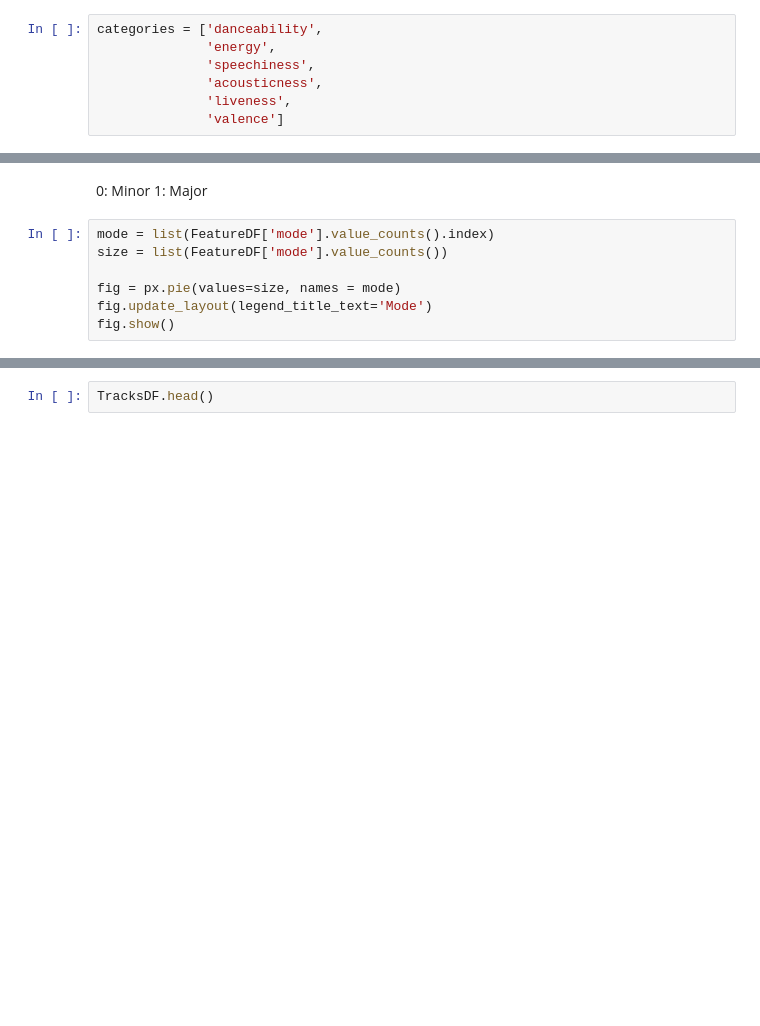
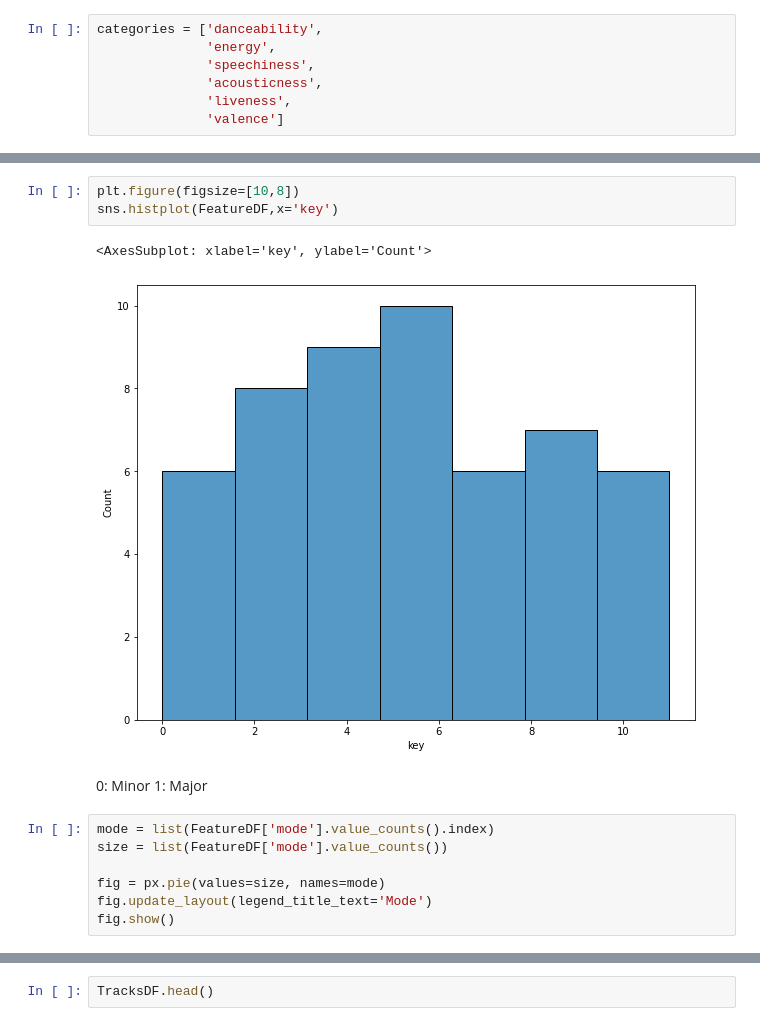
Before and after one commit to prrrathm/spotipy-analysis, a Jupyter notebook: DAVProjectFinal.ipynb, the cells around one changed output, grey strips where cells are left out. Drawn from its saved outputs; the diff is of its cells as text; blank space fills up the shorter version.

```diff
--- a/DAVProjectFinal.ipynb
+++ b/DAVProjectFinal.ipynb
@@ -70,3 +118,9 @@ px.histogram(FeatureDF, x = "key")
+# %%
+plt.figure(figsize=[10,8])
+sns.histplot(FeatureDF,x='key')
+# %% [output]
+<AxesSubplot: xlabel='key', ylabel='Count'>
+[figure, added]
 # %% [markdown]
 0: Minor
 1: Major
@@ -74,6 +128,6 @@ px.histogram(FeatureDF, x = "key")
 mode = list(FeatureDF['mode'].value_counts().index)
 size = list(FeatureDF['mode'].value_counts())
 
-fig = px.pie(values=size, names = mode)
+fig = px.pie(values=size, names=mode)
 fig.update_layout(legend_title_text='Mode')
 fig.show()
```
Also changed, not shown: parts of 10 cells of this notebook, 2 other files.
